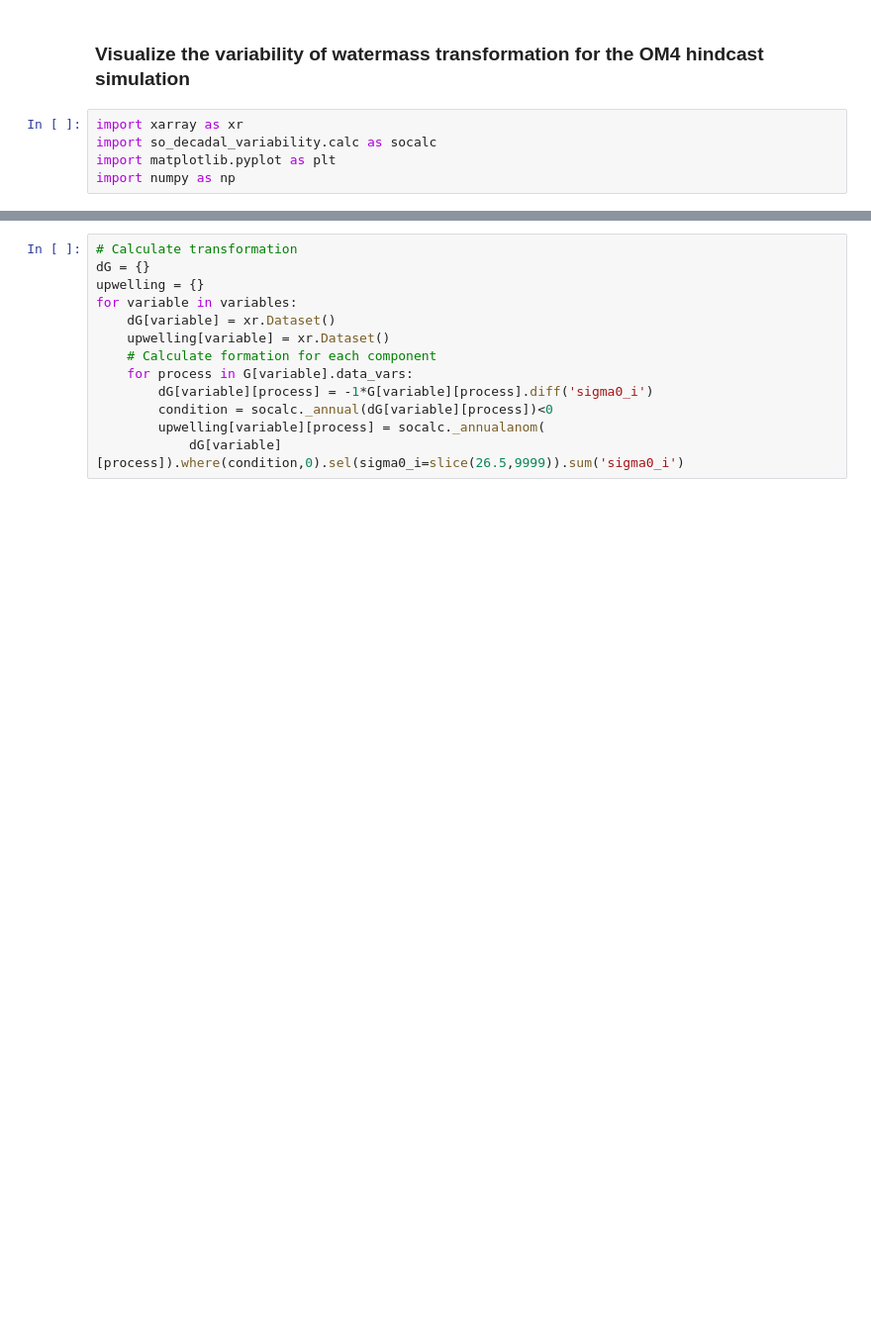
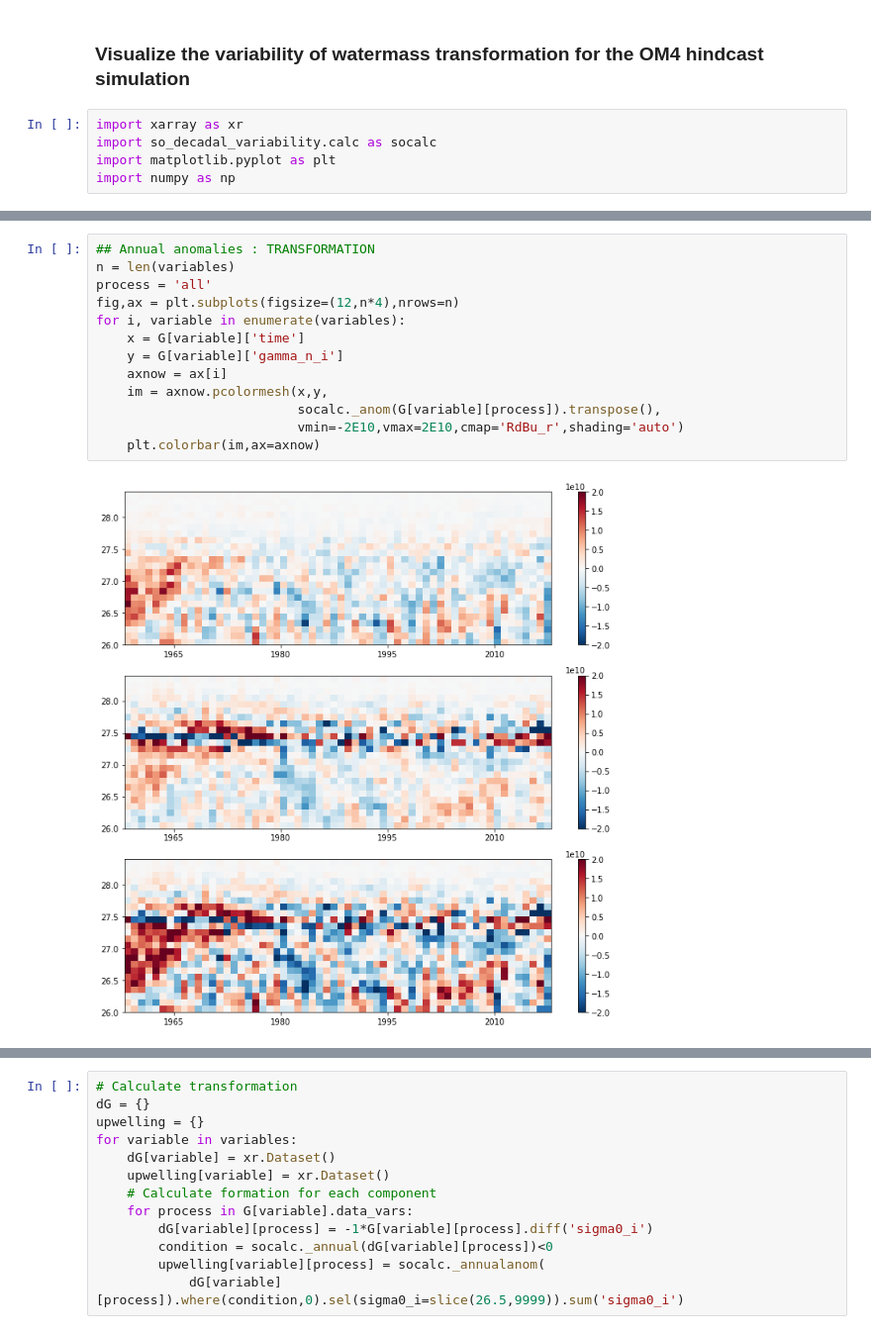
Before and after one commit to gmacgilchrist/so_decadal_variability, a Jupyter notebook: notebooks/draw_wmt_OM4.ipynb, the cells around one changed output, grey strips where cells are left out. Shown at 99% size. Cells and saved outputs as stored; diff of their text form; blank space fills up the shorter version.

```diff
--- a/notebooks/draw_wmt_OM4.ipynb
+++ b/notebooks/draw_wmt_OM4.ipynb
@@ -52 +53,16 @@ for i, variable in enumerate(variables):
+# %%
+## Annual anomalies : TRANSFORMATION
+n = len(variables)
+process = 'all'
+fig,ax = plt.subplots(figsize=(12,n*4),nrows=n)
+for i, variable in enumerate(variables):
+    x = G[variable]['time']
+    y = G[variable]['gamma_n_i']
+    axnow = ax[i]
+    im = axnow.pcolormesh(x,y,
+                          socalc._anom(G[variable][process]).transpose(),
+                          vmin=-2E10,vmax=2E10,cmap='RdBu_r',shading='auto')
+    plt.colorbar(im,ax=axnow)
+# %% [output]
+[figure, added]
 # %%
```
Also changed, not shown: parts of 3 cells of this notebook, 2 other files.
